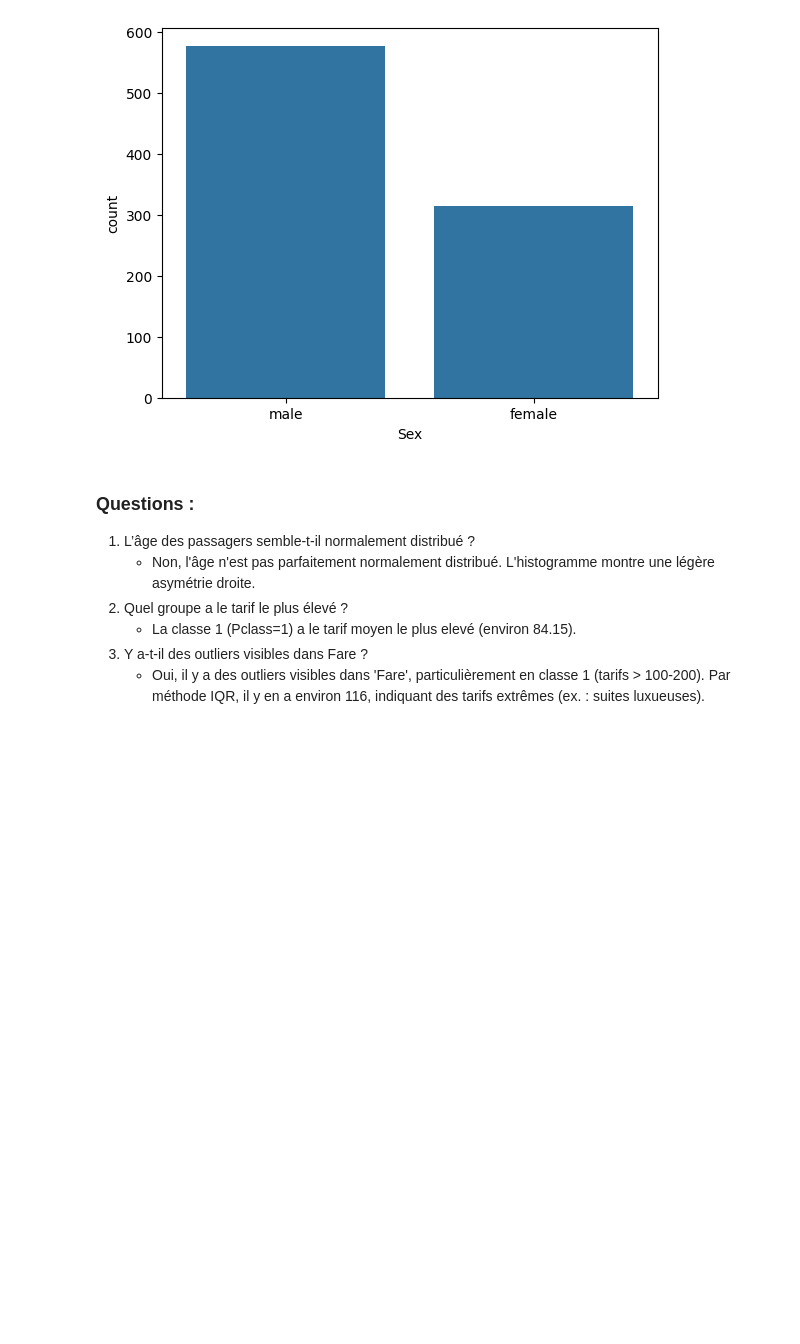
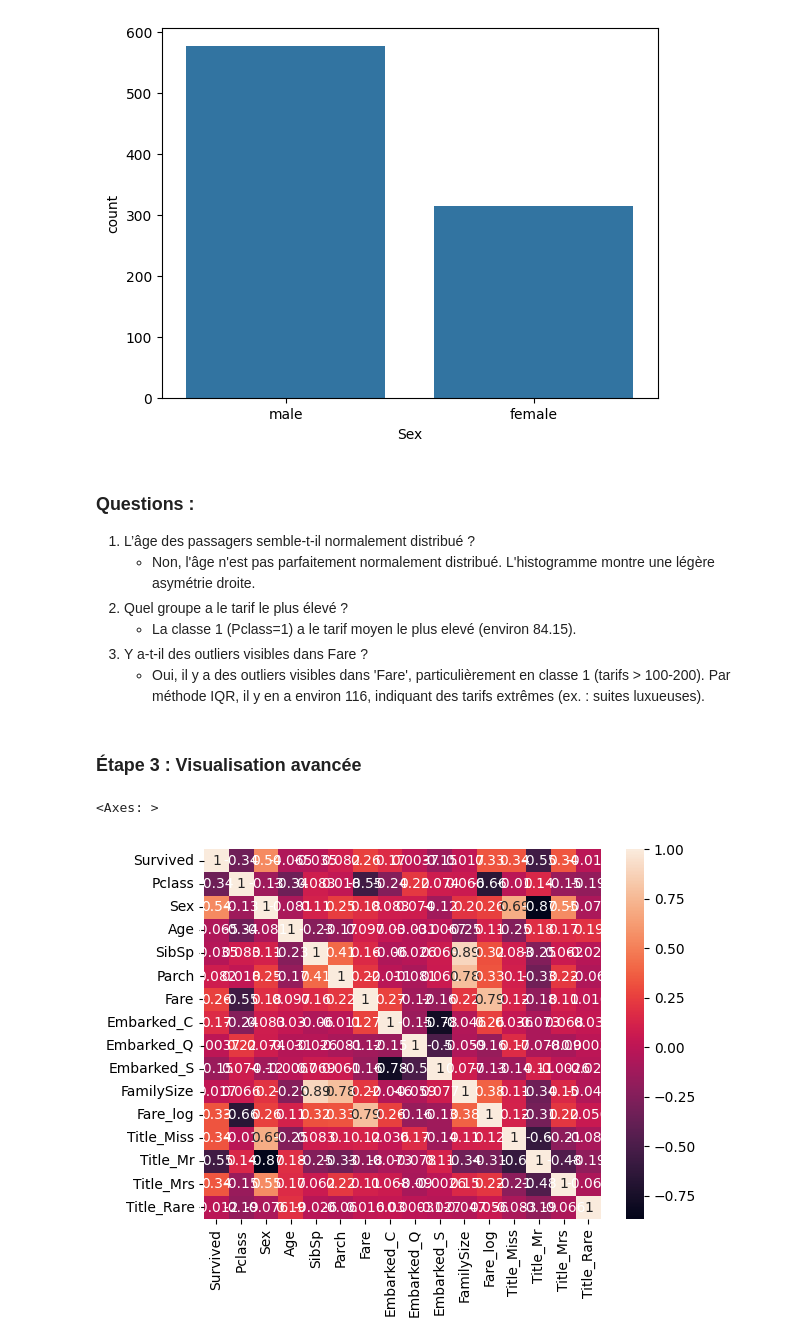
Before and after one commit to AliAch04/Python-Data-Science-Labs, a Jupyter notebook: TP4.ipynb, the cells around one changed output. Drawn from its saved outputs; the diff is of its cells as text; code cells hidden in the pictures; blank space fills up the shorter version.

```diff
--- a/TP4.ipynb
+++ b/TP4.ipynb
@@ -83,3 +83,14 @@ sns.countplot(x='Sex', data=df)
       - La classe 1 (Pclass=1) a le tarif moyen le plus elevé (environ 84.15).
 3.    Y a-t-il des outliers visibles dans Fare ?
       - Oui, il y a des outliers visibles dans 'Fare', particulièrement en classe 1 (tarifs > 100-200). Par méthode IQR, il y en a environ 116, indiquant des tarifs extrêmes (ex. : suites luxueuses).
+# %% [markdown]
+### **Étape 3 : Visualisation avancée**
+# %%
+# Utilisé DataFrame nettoyée
+df = pd.read_csv('/content/sample_data/titanic_clean.csv')
+# %%
+# Heatmap de corrélation (variables numériques)
+sns.heatmap(df.corr(), annot=True)
+# %% [output]
+<Axes: >
+[figure, added]
```
Also changed, not shown: parts of 9 cells of this notebook.
